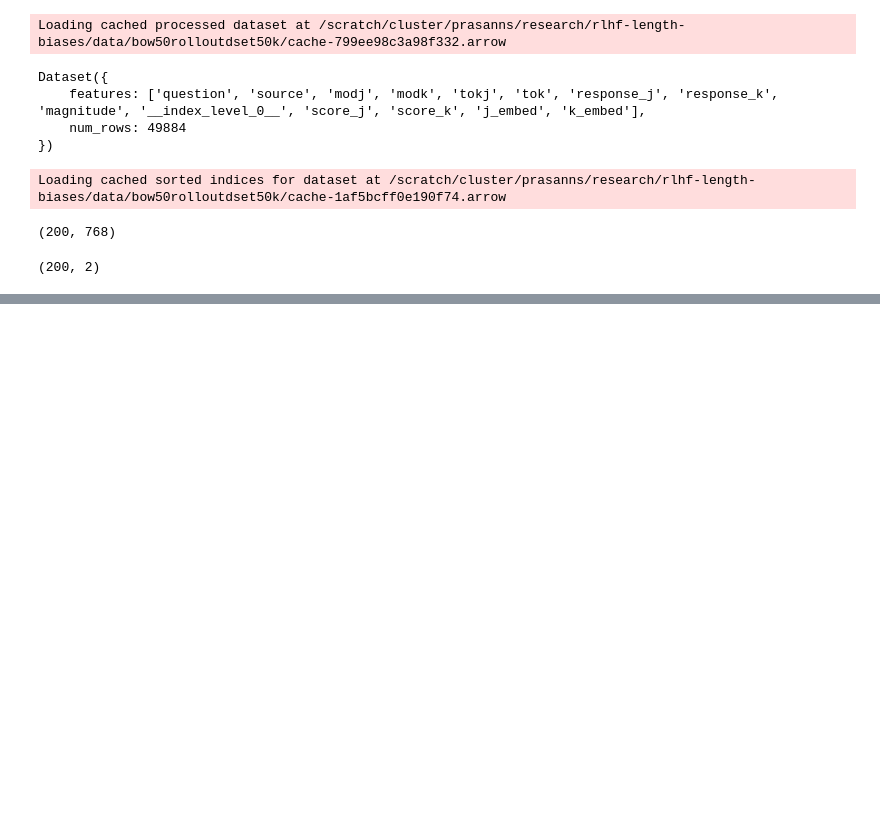
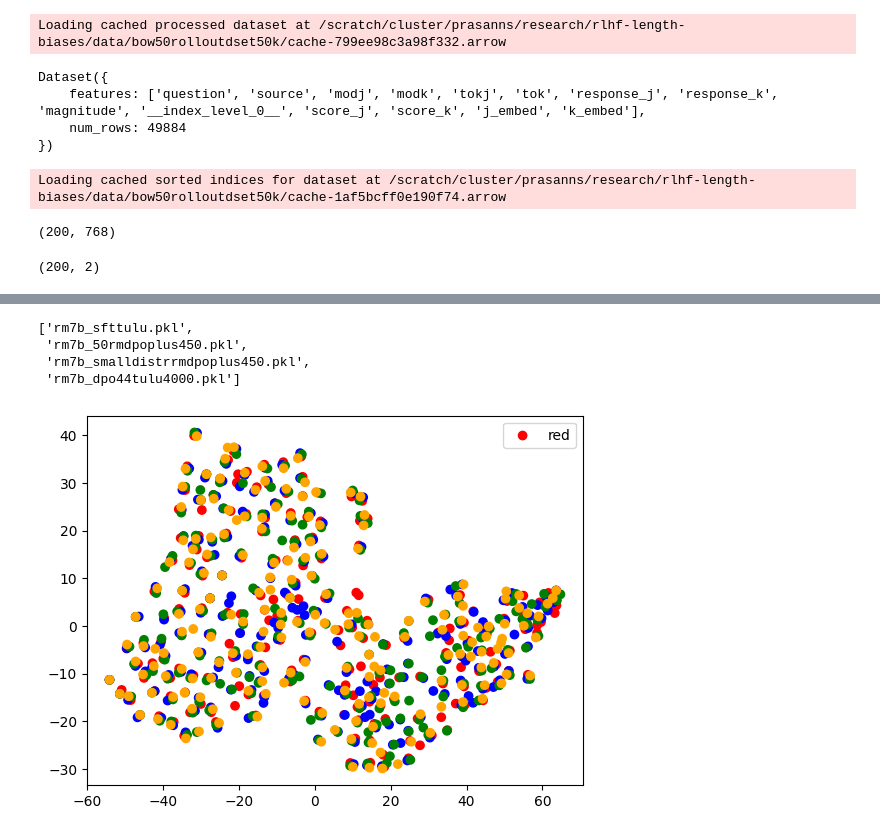
Before and after one commit to PrasannS/rlhf-length-biases, a Jupyter notebook: notebooks/eval/embed_analysis.ipynb, the cells around one changed output, grey strips where cells are left out. Saved outputs shown, nothing was run; the diff lists cells and outputs as text; code cells hidden in the pictures; blank space fills up the shorter version.

```diff
--- a/notebooks/eval/embed_analysis.ipynb
+++ b/notebooks/eval/embed_analysis.ipynb
@@ -76,3 +100,12 @@ NameError: name 'bowtrain' is not defined
+# %%
+embfiles = ['sfttulu', '50rmdpoplus450', "smalldistrrmdpoplus450", "dpo44tulu4000"]
+# %%
+prefix = "rm7b"
+for e in embfiles:
+    genfile = pd.read_json("../../outputs/ultrageneralization/"+e+".jsonl", lines=True, orient='records')
+    gembs = generation_embeds(procultra(list(genfile['response'])))
+    with open("embedfiles/"+prefix+"_"+e+".pkl", "wb") as f:
+        pickle.dump(gembs, f)
 # %%
 oppairs = getfrac(oppairs, 1000)
 # %%
@@ -149,3 +180,45 @@ embeddings = [get_embeddings(text) for text in dataset]
 # Save embeddings to a pickle file
 with open('embeddings.pkl', 'wb') as f:
     pickle.dump(embeddings, f)
+# %%
+base = "embedfiles/"
+fs = os.listdir(base)
+tmp = []
+for f in fs:
+    if "rm" in f:
+        tmp.append(f)
+fs = tmp
+# %%
+def loadefile(fname):
+    with open(base+fname, "rb") as f:
+        return pickle.load(f)
+# %%
+fs
+# %% [output]
+['rm7b_sfttulu.pkl',
+ 'rm7b_50rmdpoplus450.pkl',
+ 'rm7b_smalldistrrmdpoplus450.pkl',
+ 'rm7b_dpo44tulu4000.pkl']
+# %%
+colors = ['red', 'blue', 'green', 'orange', 'black']
+colors = colors[:len(fs)]
+allvals = np.array([[0]*4096])
+allcols = []
+for i in range(len(fs)):
+    newf = loadefile(fs[i])
+    allvals = np.concatenate([allvals, newf])
+    allcols.extend([colors[i]]*len(newf))
+allvals = allvals[1:, :]
+
+# generation-based
+# Fit the t-SNE model
+tsne = TSNE(n_components=2)
+X_embedded = tsne.fit_transform(allvals)
+
+# Plot the resultse
+import matplotlib.pyplot as plt
+plt.scatter(X_embedded[:, 0], X_embedded[:, 1], color=allcols)
+plt.legend(colors, labels=[fn.replace(".pkl", "") for fn in fs])
+plt.show()
+# %% [output]
+[figure, added]
```
Also changed, not shown: parts of 6 cells of this notebook, 36 other files.
